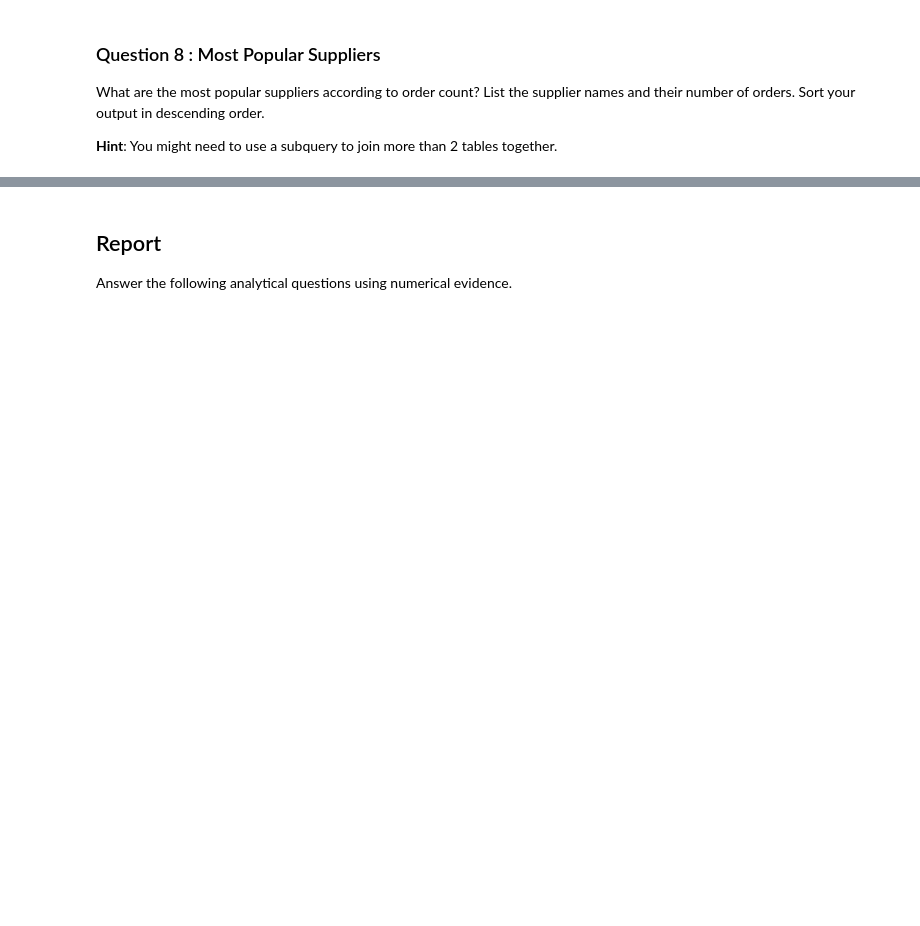
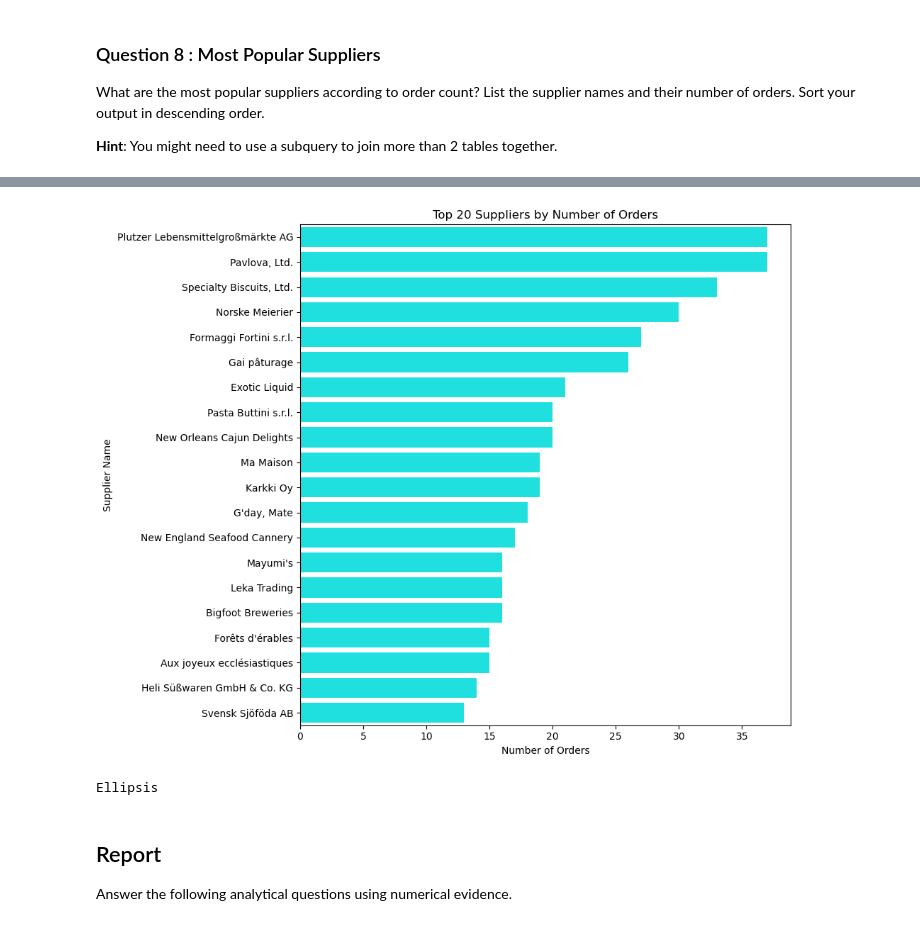
Before and after one commit to talgat24/foodie, a Jupyter notebook: adhoc_report.ipynb, the cells around one changed output, grey strips where cells are left out. Saved outputs shown, nothing was run; the diff lists cells and outputs as text; code cells hidden in the pictures; blank space fills up the shorter version.

```diff
--- a/adhoc_report.ipynb
+++ b/adhoc_report.ipynb
@@ -222,9 +303,19 @@ What are the most popular suppliers according to order count? List the supplier
 # %%
 # TODO: Convert your list of tuples to a dataframe
+rows = [('Plutzer Lebensmittelgroßmärkte AG', 37), ('Pavlova, Ltd.', 37), ('Specialty Biscuits, Ltd.', 33), ('Norske Meierier', 30), ('Formaggi Fortini s.r.l.', 27), ('Gai pâturage', 26), ('Exotic Liquid', 21), ('Pasta Buttini s.r.l.', 20), ('New Orleans Cajun Delights', 20), ('Ma Maison', 19), ('Karkki Oy', 19), ("G'day, Mate", 18), ('New England Seafood Cannery', 17), ("Mayumi's", 16), ('Leka Trading', 16), ('Bigfoot Breweries', 16), ("Forêts d'érables", 15), ('Aux joyeux ecclésiastiques', 15), ('Heli Süßwaren GmbH & Co. KG', 14), ('Svensk Sjöföda AB', 13)]
+# TODO: Generate a visualization on this dataframe
+df = pd.DataFrame(rows, columns=['SupplierName', 'NumberOfOrders'])
+plt.figure(figsize=(10, 8))
+sns.barplot(x='NumberOfOrders', y='SupplierName', data=df, color='cyan')
+plt.title('Top 20 Suppliers by Number of Orders')
+plt.xlabel('Number of Orders')
+plt.ylabel('Supplier Name')
+plt.tight_layout()
+plt.show()
 ...
-
-# TODO: Generate a visualization on this dataframe
-...
+# %% [output]
+[figure, added]
+Ellipsis
 # %% [markdown]
 ## Report
 
```
Also changed, not shown: parts of 11 cells of this notebook.
